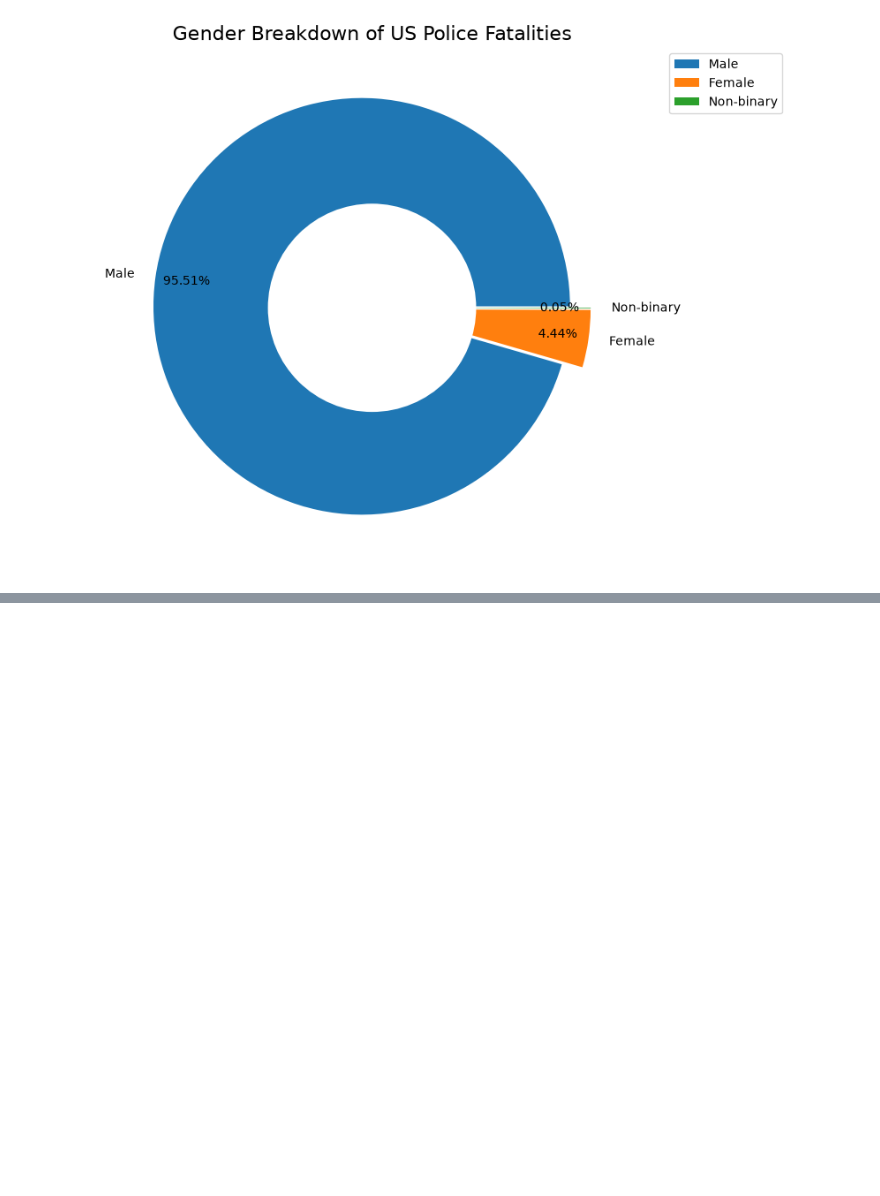
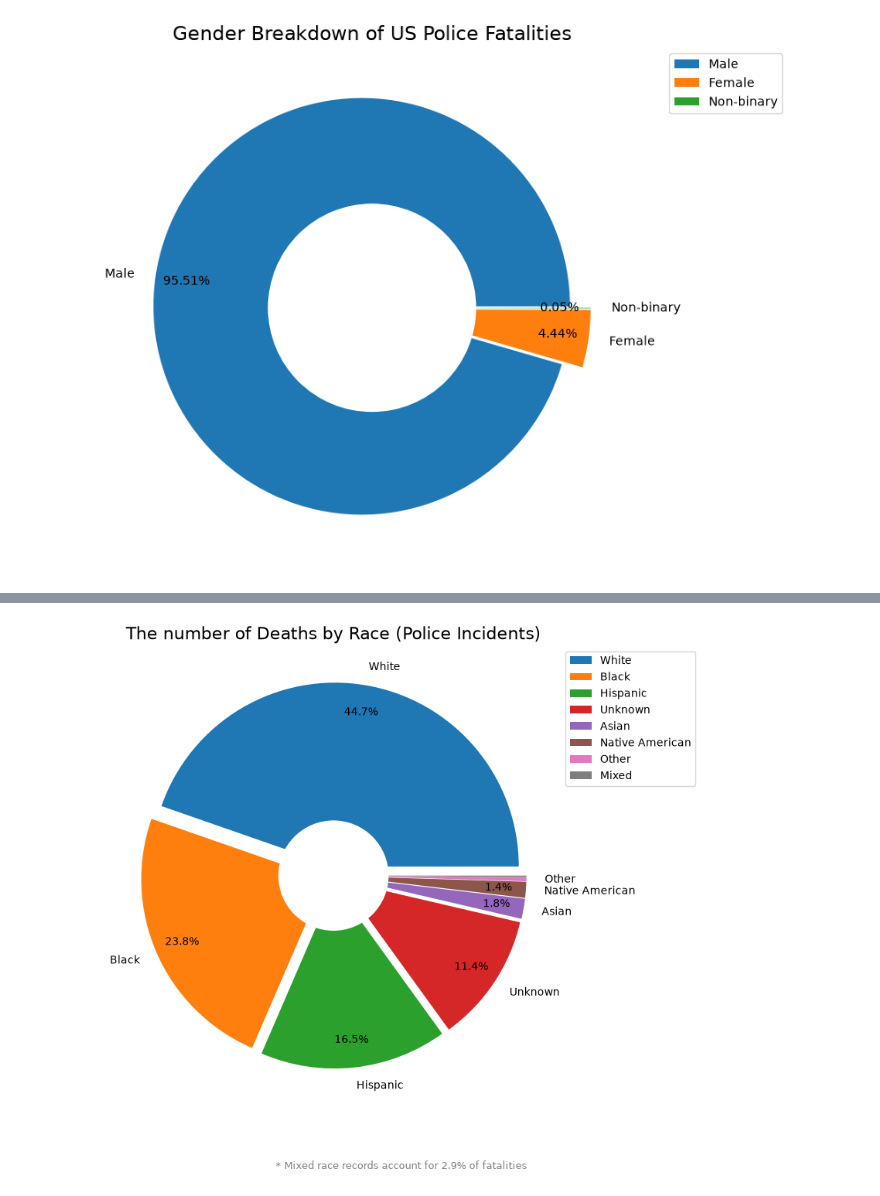
Before and after one commit to LegradiK/us_police_incidents_analysis, a Jupyter notebook: 2015_2024_us_police_shooting_report_analysis.ipynb, the cells around one changed output, grey strips where cells are left out. Drawn from its saved outputs; the diff is of its cells as text; code cells hidden in the pictures; blank space fills up the shorter version.

```diff
--- a/2015_2024_us_police_shooting_report_analysis.ipynb
+++ b/2015_2024_us_police_shooting_report_analysis.ipynb
@@ -251,0 +363,39 @@ Length: 3, dtype: str
+# %%
+df['race'] = df['race'].apply(lambda x: 'Mixed' if ',' in str(x) else x)
+races = df.groupby(['race']).size().reset_index(name='count').sort_values('count', ascending=False)
+# %%
+explode = [0.05] * len(races)
+
+fig, ax = plt.subplots(figsize=(8, 8))
+
+labels = [r if c/total > 0.04 else '' for r, c in zip(races['race'], races['count'])]
+mixed_pct = races[races['race'] == 'Mixed']['count'].sum() / total * 100
+
+def autopct_filter(pct):
+    return f'{pct:.1f}%' if pct > 0.3 else ''
+
+ax.pie(
+    races['count'],
+    labels=labels,
+    autopct=autopct_filter,
+    pctdistance=0.85,
+    explode=explode
+)
+centre_circle = plt.Circle((0,0), 0.30, fc='white')
+ax.add_artist(centre_circle)
+ax.set_title(
+    'The number of Deaths by Race (Police Incidents)',
+    fontsize=16,
+    fontfamily='DejaVu Sans'
+)
+fig.text(0.5, 0.01, f'* Mixed race records account for {mixed_pct:.1f}% of fatalities',
+         ha='center', fontsize=9, color='grey')
+plt.legend(
+    labels=races['race'],
+    loc='upper right',
+    bbox_to_anchor=(1.3, 1)
+)
+plt.tight_layout()
+plt.show()
+# %% [output]
+[figure, added]
```
Also changed, not shown: parts of 14 cells of this notebook.
